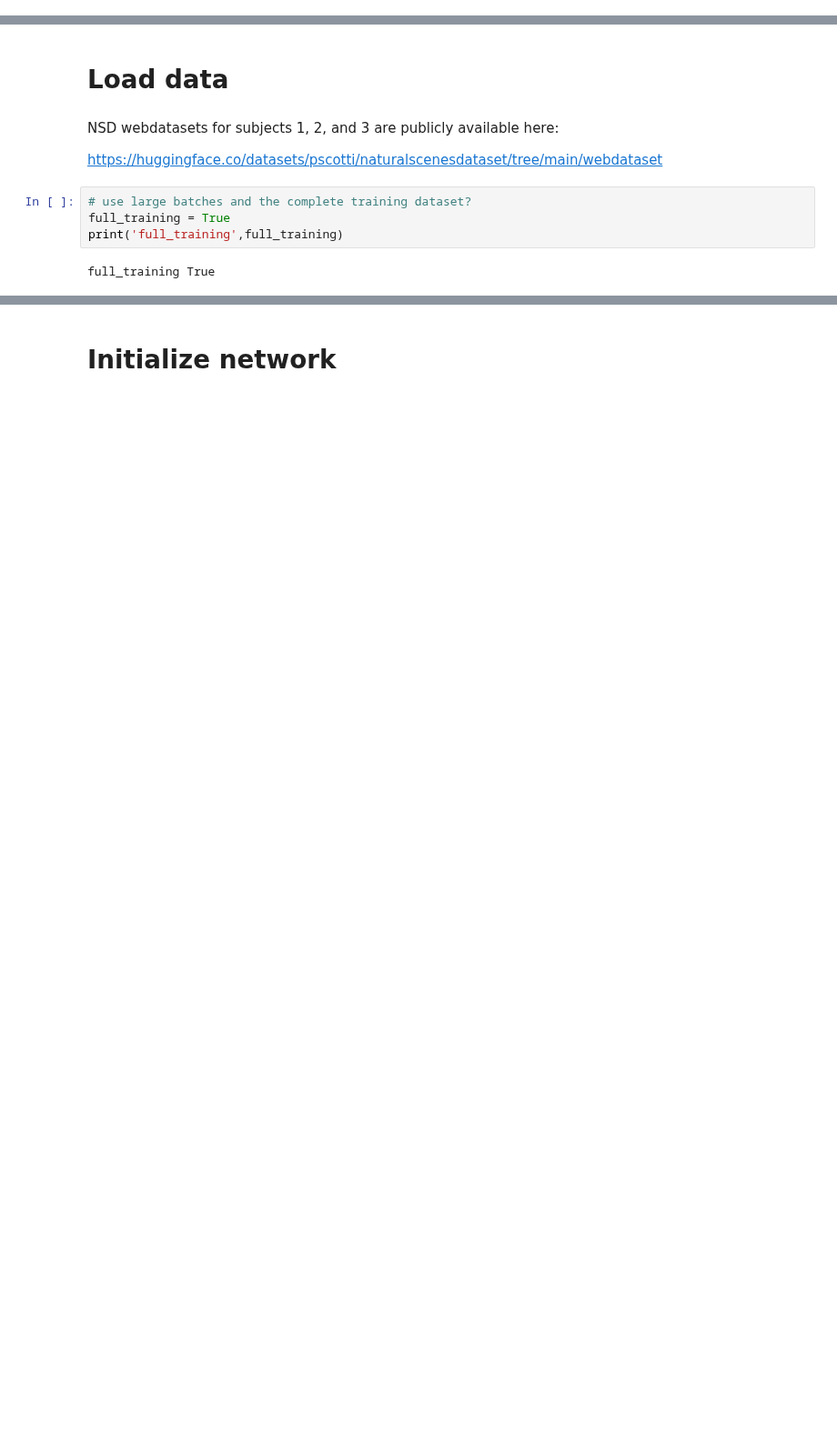
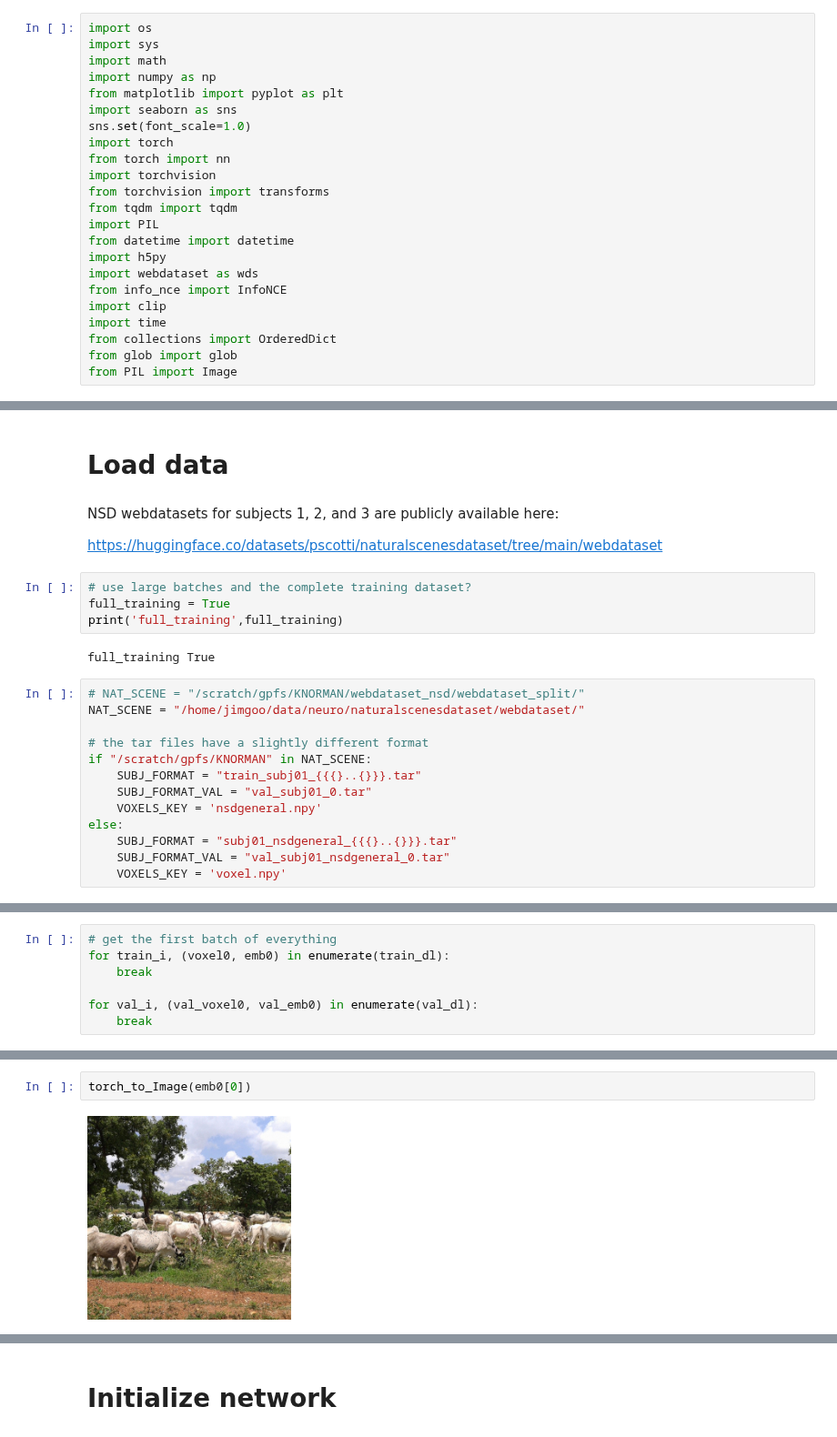
Before and after one commit to MedARC-AI/fMRI-reconstruction-NSD, a Jupyter notebook: fMRI/Voxel_to_CLIPvoxel.ipynb, the cells around one changed output, grey strips where cells are left out. Shown at 91% size. Drawn from its saved outputs; the diff is of its cells as text; blank space fills up the shorter version.

Commit message:
First round of modifications

```diff
--- a/fMRI/Voxel_to_CLIPvoxel.ipynb
+++ b/fMRI/Voxel_to_CLIPvoxel.ipynb
@@ -13 +43,24 @@ I also have a DistributedDataParallel version of this notebook for anyone who mi
+# %%
+import os
+import sys
+import math
+import numpy as np
+from matplotlib import pyplot as plt
+import seaborn as sns
+sns.set(font_scale=1.0)
+import torch
+from torch import nn
+import torchvision
+from torchvision import transforms
+from tqdm import tqdm
+import PIL
+from datetime import datetime
+import h5py
+import webdataset as wds
+from info_nce import InfoNCE
+import clip
+import time
+from collections import OrderedDict
+from glob import glob
+from PIL import Image
 # %%
@@ -146,3 +191,16 @@ full_training = True
 print('full_training',full_training)
 # %% [output]
 full_training True
+# %%
+# NAT_SCENE = "/scratch/gpfs/KNORMAN/webdataset_nsd/webdataset_split/"
+NAT_SCENE = "/home/jimgoo/data/neuro/naturalscenesdataset/webdataset/"
+
+# the tar files have a slightly different format
+if "/scratch/gpfs/KNORMAN" in NAT_SCENE:
+    SUBJ_FORMAT = "train_subj01_{{{}..{}}}.tar"
+    SUBJ_FORMAT_VAL = "val_subj01_0.tar"
+    VOXELS_KEY = 'nsdgeneral.npy'
+else:
+    SUBJ_FORMAT = "subj01_nsdgeneral_{{{}..{}}}.tar"
+    SUBJ_FORMAT_VAL = "val_subj01_nsdgeneral_0.tar"
+    VOXELS_KEY = 'voxel.npy'
@@ -251,0 +378,7 @@ out_dim 768
+# %%
+# get the first batch of everything
+for train_i, (voxel0, emb0) in enumerate(train_dl):
+    break
+
+for val_i, (val_voxel0, val_emb0) in enumerate(val_dl):
+    break
@@ -251,0 +393,4 @@ out_dim 768
+# %%
+torch_to_Image(emb0[0])
+# %% [output]
+[figure, added]
```
Also changed, not shown: parts of 87 cells of this notebook.
